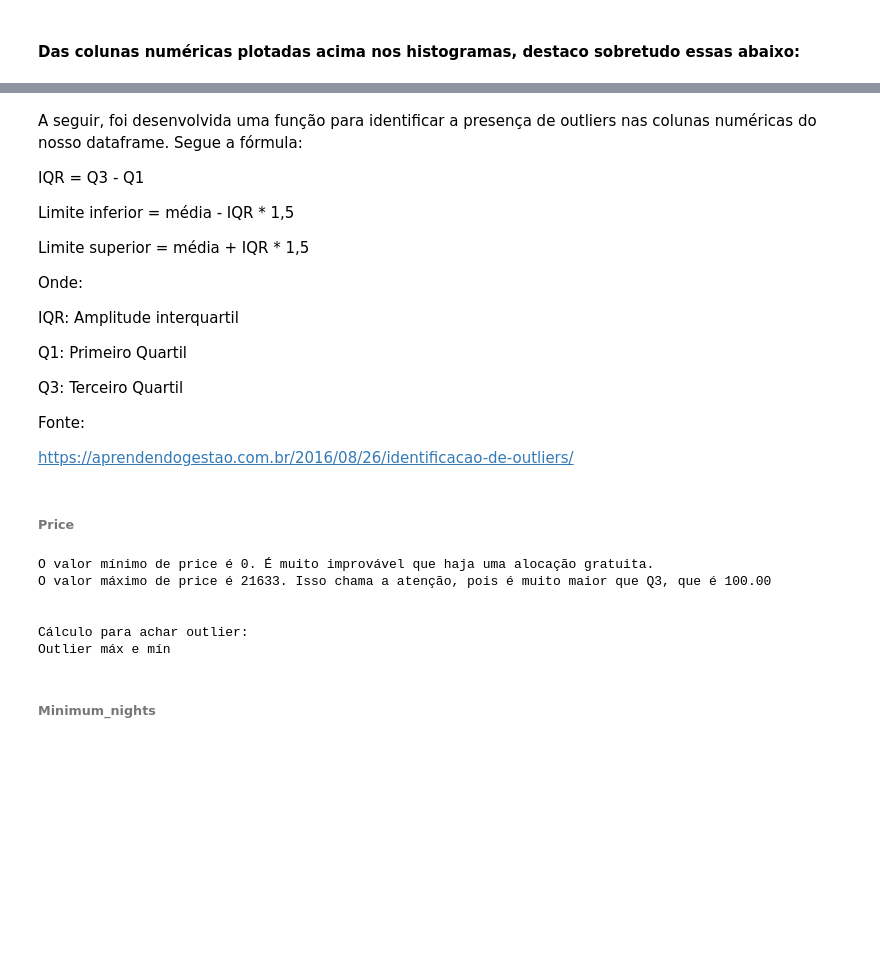
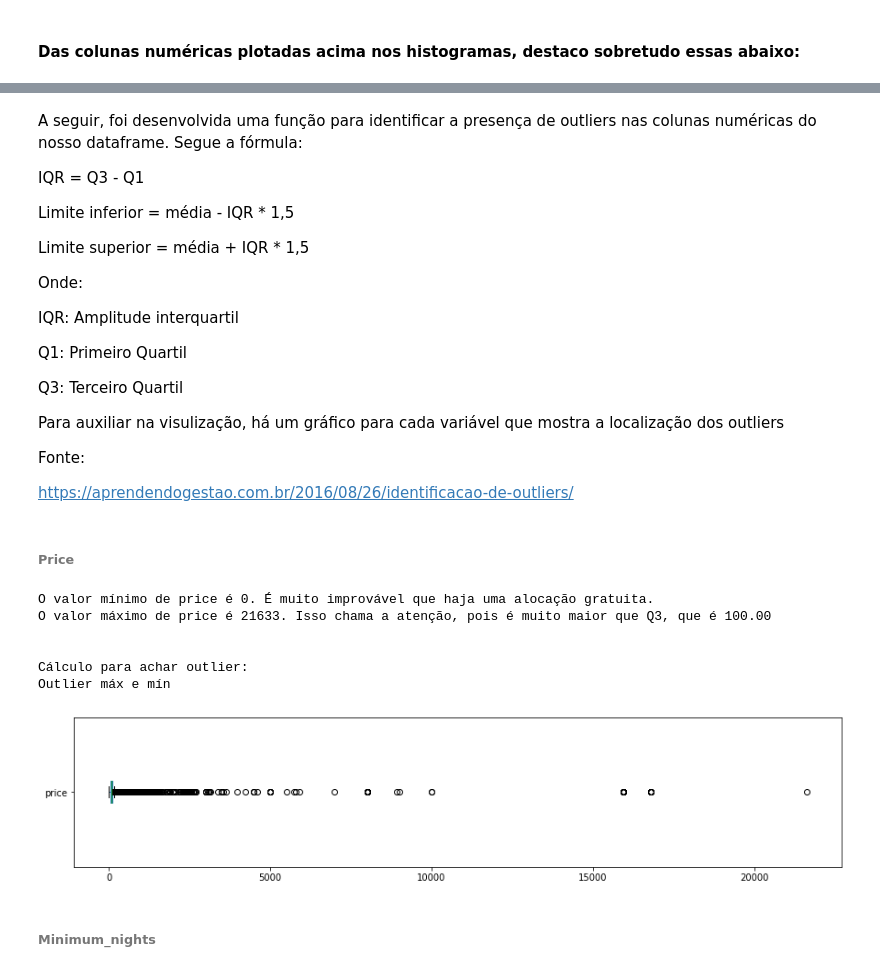
Before and after one commit to eduardoscovino/Airbnb-data-analysis-sicilia, a Jupyter notebook: Analisando_os_Dados_do_Airbnb.ipynb, the cells around one changed output, grey strips where cells are left out. Saved outputs shown, nothing was run; the diff lists cells and outputs as text; code cells hidden in the pictures; blank space fills up the shorter version.

```diff
--- a/Analisando_os_Dados_do_Airbnb.ipynb
+++ b/Analisando_os_Dados_do_Airbnb.ipynb
@@ -150,6 +151,7 @@ Q1: Primeiro Quartil
 
 Q3: Terceiro Quartil
 
+Para auxiliar na visulização, há um gráfico para cada variável que mostra a localização dos outliers
 
 Fonte:
 
@@ -172,18 +186,22 @@ def calc_outlier(q3, q1, media, max, min):
 # %% [markdown]
 ###### Price
 # %%
+df.price.plot(kind='box', vert=False, figsize=(15, 3))
+
 print('O valor mínimo de price é %s. É muito improvável que haja uma alocação gratuita.' % min(df.price))
 print('O valor máximo de price é %s. Isso chama a atenção, pois é muito maior que Q3, que é 100.00' % max(df.price))
 print('\n')
 print('Cálculo para achar outlier:')
 print(calc_outlier(df.price.quantile(0.75), df.price.quantile(0.25), df.price.mean(), df.price.max(), df.price.min()))
+print('\n')
 # %% [output]
 O valor mínimo de price é 0. É muito improvável que haja uma alocação gratuita.
 O valor máximo de price é 21633. Isso chama a atenção, pois é muito maior que Q3, que é 100.00
 
 
 Cálculo para achar outlier:
 Outlier máx e mín
+[figure, added]
 # %% [markdown]
 ###### Minimum_nights
 # %%
```
Also changed, not shown: parts of 35 cells of this notebook.
